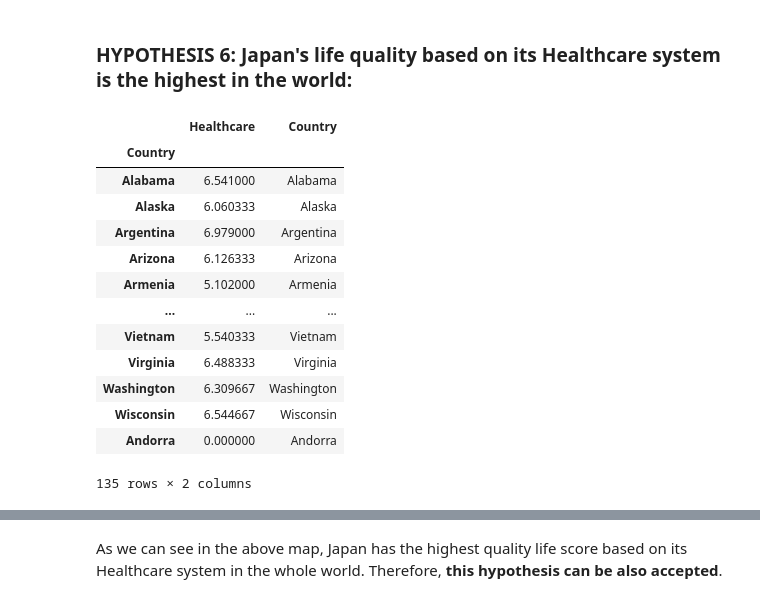
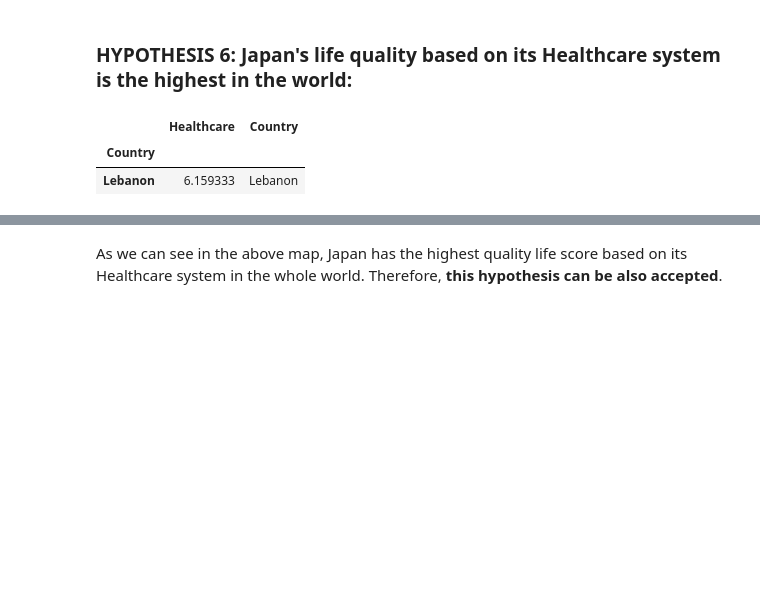
Before and after one commit to Lydia-Arocena/PROJECT2-Data-Pipeline, a Jupyter notebook: Notebooks/2. Visualizacionfinal_contrastehipotesis.ipynb, the cells around one changed output, grey strips where cells are left out. Drawn from its saved outputs; the diff is of its cells as text; code cells hidden in the pictures; blank space fills up the shorter version.

```diff
--- a/Notebooks/2. Visualizacionfinal_contrastehipotesis.ipynb
+++ b/Notebooks/2. Visualizacionfinal_contrastehipotesis.ipynb
@@ -244,19 +174,8 @@ world_air=lifequality.groupby("Country").agg({"Healthcare": "mean"})
 # %%
 world_air['Country'] = world_air.index
 # %%
-world_air
+world_air.sample()
 # %% [output]
 |  | Healthcare | Country |
 | Country |  |  |
-| Alabama | 6.541000 | Alabama |
-| Alaska | 6.060333 | Alaska |
-| Argentina | 6.979000 | Argentina |
-| Arizona | 6.126333 | Arizona |
-| Armenia | 5.102000 | Armenia |
-| ... | ... | ... |
-| Vietnam | 5.540333 | Vietnam |
-| Virginia | 6.488333 | Virginia |
-| Washington | 6.309667 | Washington |
-| Wisconsin | 6.544667 | Wisconsin |
-| Andorra | 0.000000 | Andorra |
+| Lebanon | 6.159333 | Lebanon |
-135 rows × 2 columns
```
Also changed, not shown: parts of 9 cells of this notebook, 6 other files.
